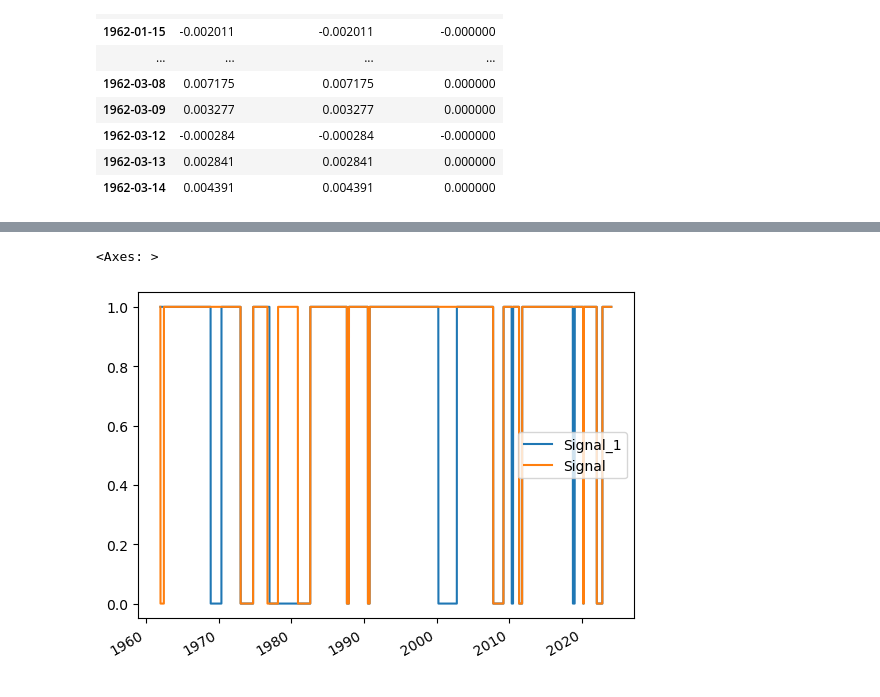
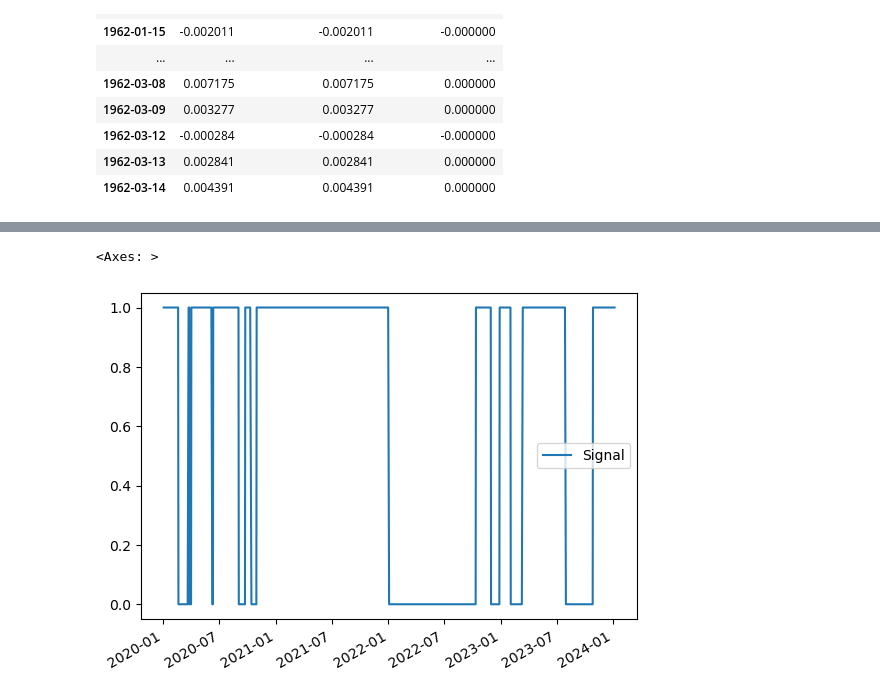
Before and after one commit to Mccalabrese/Neural-Networks-to-Model-the-SP500, a Jupyter notebook: tbill_sp_model.ipynb, the cells around one changed output, grey strips where cells are left out. Saved outputs shown, nothing was run; the diff lists cells and outputs as text; code cells hidden in the pictures.

Commit message:
Fixed automatic signal algo

```diff
--- a/tbill_sp_model.ipynb
+++ b/tbill_sp_model.ipynb
@@ -422,7 +422,7 @@ combined_df
 # Assuming you have a dataframe with a column 'Close' representing the closing prices
 # and a column 'Signal' that you want to generate
 
-def generate_signals(combined_df, threshold_percentage=18):
+def generate_signals(combined_df, threshold_percentage=5):
     combined_df['Signal'] = 1.0  # Initialize all signals to 1.0
 
     for i in range(1, len(combined_df)):
@@ -443,7 +443,7 @@ def generate_signals(combined_df, threshold_percentage=18):
 
 
 
-combined_df_with_signals = generate_signals(combined_df, threshold_percentage=18)
+combined_df_with_signals = generate_signals(combined_df, threshold_percentage=5)
 
 # Now, sp500_data_with_signals will have the 'Signal' column updated based on your conditions
 # %%
@@ -496,5 +496,5 @@ com_results_df.head(50)
 # %%
-combined_df[['Signal_1', 'Signal']].plot()
+combined_df_with_signals.loc['2020-01-01':'2024-01-09',['Signal']].plot()
 # %% [output]
 <Axes: >
-[figure, old version]
+[figure, new version]
```
Also changed, not shown: parts of 1 cell of this notebook.
